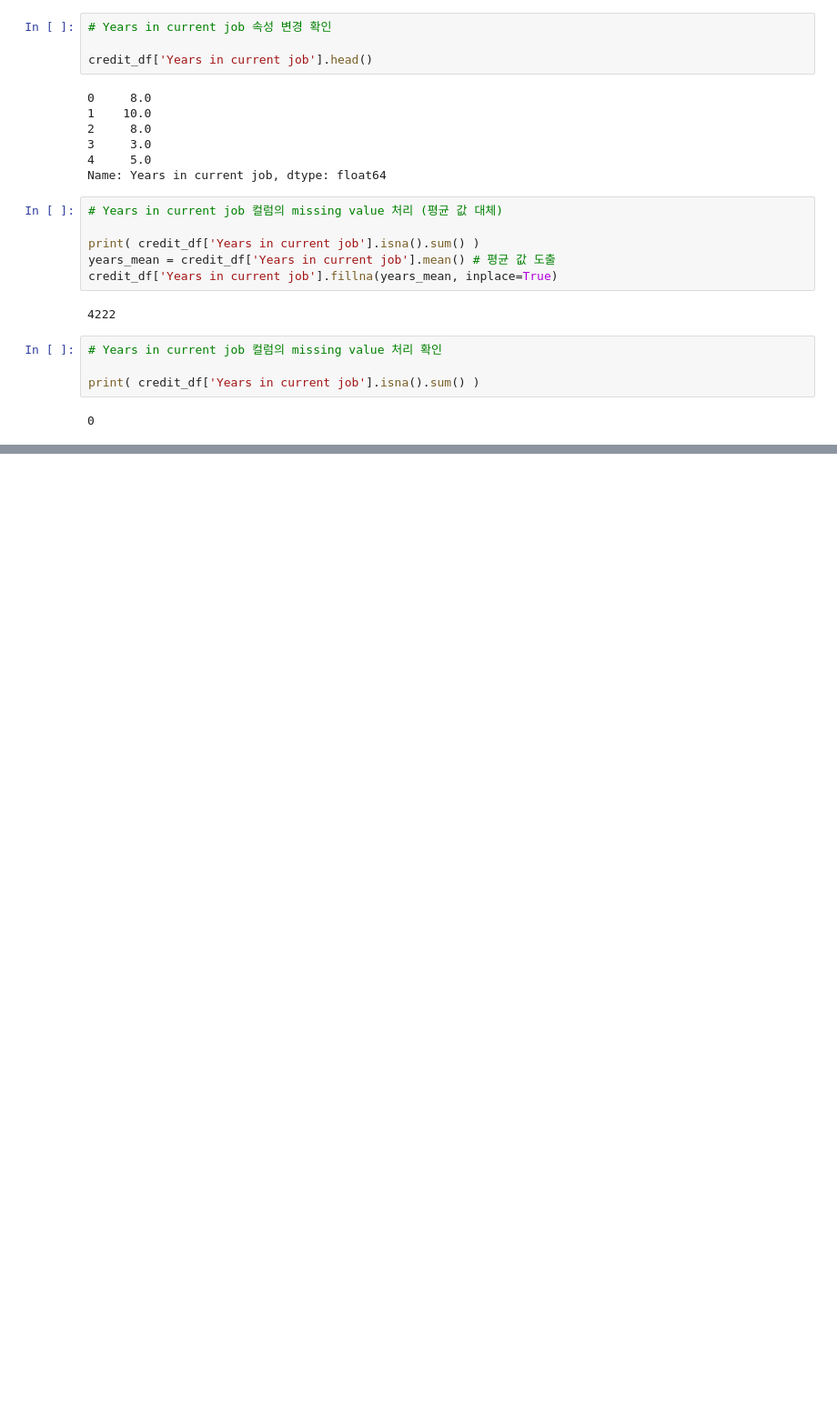
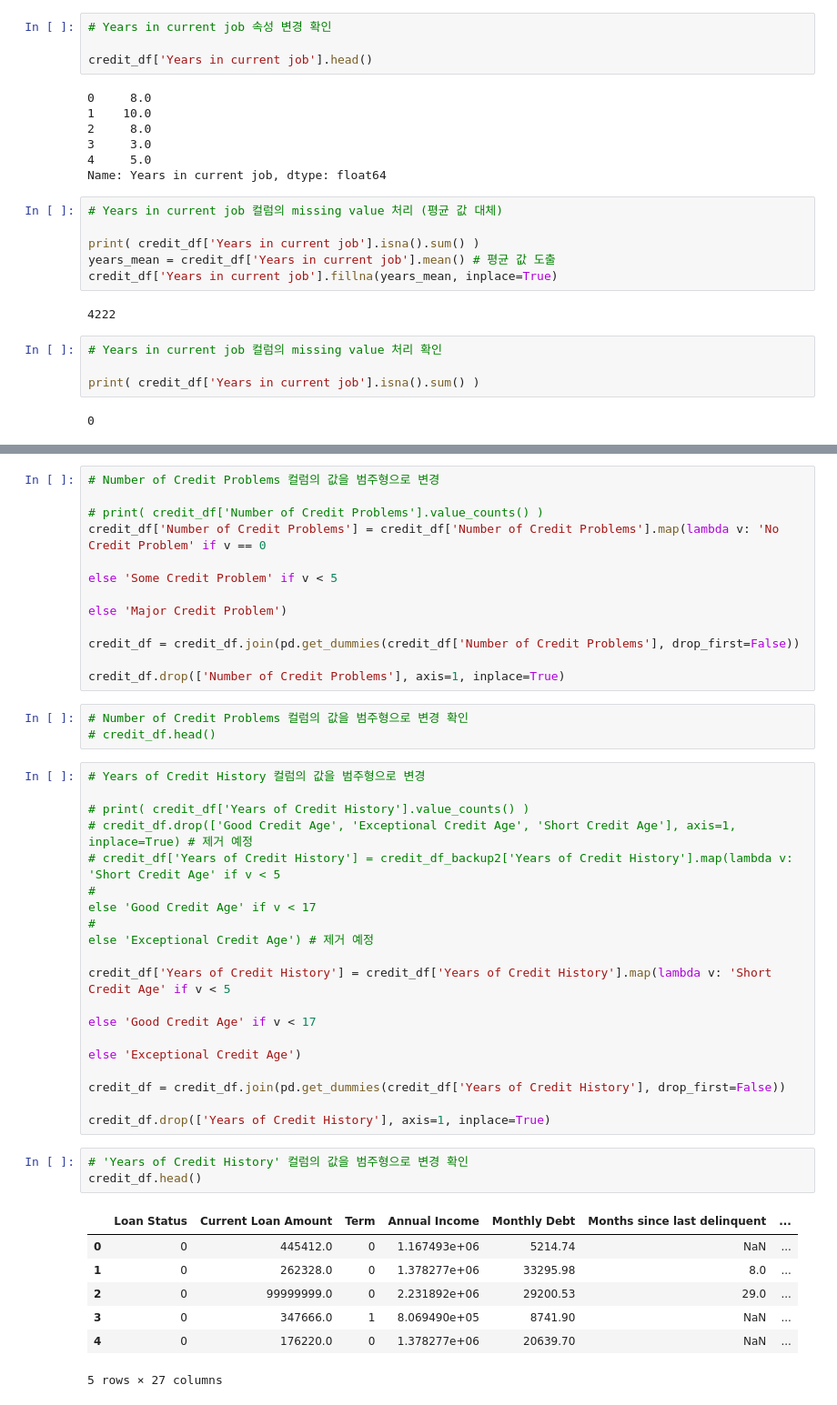
Before and after one commit to shared-repo/ssac-academy, a Jupyter notebook: workspace/code-workspace/ml/h.example.ipynb, the cells around one changed output, grey strips where cells are left out. Shown at 91% size. Saved outputs shown, nothing was run; the diff lists cells and outputs as text; blank space fills up the shorter version.

```diff
--- a/workspace/code-workspace/ml/h.example.ipynb
+++ b/workspace/code-workspace/ml/h.example.ipynb
@@ -450,0 +488,41 @@ print( credit_df['Years in current job'].isna().sum() )
+# %%
+# Number of Credit Problems 컬럼의 값을 범주형으로 변경
+
+# print( credit_df['Number of Credit Problems'].value_counts() )
+credit_df['Number of Credit Problems'] = credit_df['Number of Credit Problems'].map(lambda v: 'No Credit Problem' if v == 0
+                                                                                                                  else 'Some Credit Problem' if v < 5
+                                                                                                                                             else 'Major Credit Problem')
+
+credit_df = credit_df.join(pd.get_dummies(credit_df['Number of Credit Problems'], drop_first=False))
+
+credit_df.drop(['Number of Credit Problems'], axis=1, inplace=True)
+# %%
+# Number of Credit Problems 컬럼의 값을 범주형으로 변경 확인
+# credit_df.head()
+# %%
+# Years of Credit History 컬럼의 값을 범주형으로 변경
+
+# print( credit_df['Years of Credit History'].value_counts() )
+# credit_df.drop(['Good Credit Age', 'Exceptional Credit Age', 'Short Credit Age'], axis=1, inplace=True) # 제거 예정
+# credit_df['Years of Credit History'] = credit_df_backup2['Years of Credit History'].map(lambda v: 'Short Credit Age' if v < 5
+#                                                                                                              else 'Good Credit Age' if v < 17
+#                                                                                                                                      else 'Exceptional Credit Age') # 제거 예정
+
+credit_df['Years of Credit History'] = credit_df['Years of Credit History'].map(lambda v: 'Short Credit Age' if v < 5
+                                                                                                             else 'Good Credit Age' if v < 17
+                                                                                                                                     else 'Exceptional Credit Age')
+
+credit_df = credit_df.join(pd.get_dummies(credit_df['Years of Credit History'], drop_first=False))
+
+credit_df.drop(['Years of Credit History'], axis=1, inplace=True)
+# %%
+# 'Years of Credit History' 컬럼의 값을 범주형으로 변경 확인
+credit_df.head()
+# %% [output]
+|  | Loan Status | Current Loan Amount | Term | Annual Income | Monthly Debt | Months since last delinquent | ... |
+| 0 | 0 | 445412.0 | 0 | 1.167493e+06 | 5214.74 | NaN | ... |
+| 1 | 0 | 262328.0 | 0 | 1.378277e+06 | 33295.98 | 8.0 | ... |
+| 2 | 0 | 99999999.0 | 0 | 2.231892e+06 | 29200.53 | 29.0 | ... |
+| 3 | 0 | 347666.0 | 1 | 8.069490e+05 | 8741.90 | NaN | ... |
+| 4 | 0 | 176220.0 | 0 | 1.378277e+06 | 20639.70 | NaN | ... |
+5 rows × 27 columns
```
Also changed, not shown: parts of 5 cells of this notebook.
